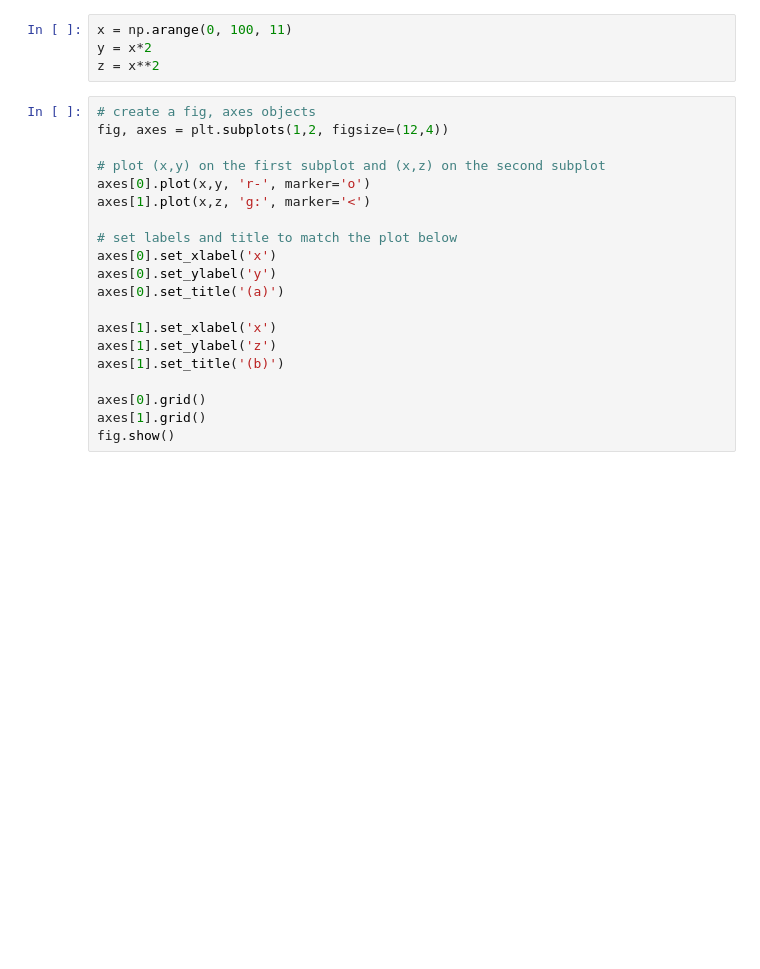
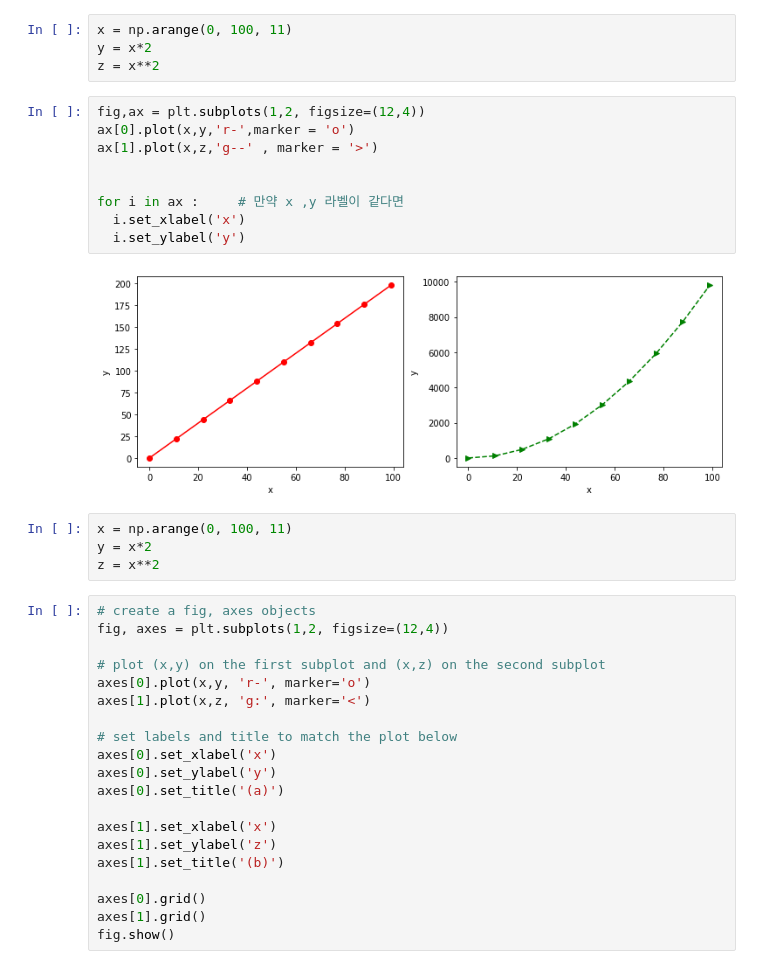
Before and after one commit to 2016112546/4-1_-, a Jupyter notebook: 9주차_matplotlib/DSC4001_Exercise_09.ipynb, the cells around one changed output. Drawn from its saved outputs; the diff is of its cells as text; blank space fills up the shorter version.

```diff
--- a/9주차_matplotlib/DSC4001_Exercise_09.ipynb
+++ b/9주차_matplotlib/DSC4001_Exercise_09.ipynb
@@ -395,6 +411,21 @@ plt.show()
 x = np.arange(0, 100, 11)
 y = x*2
 z = x**2
+# %%
+fig,ax = plt.subplots(1,2, figsize=(12,4))
+ax[0].plot(x,y,'r-',marker = 'o')
+ax[1].plot(x,z,'g--' , marker = '>')
+
+
+for i in ax :     # 만약 x ,y 라벨이 같다면
+  i.set_xlabel('x')
+  i.set_ylabel('y')
+# %% [output]
+[figure, added]
+# %%
+x = np.arange(0, 100, 11)
+y = x*2
+z = x**2
 # %%
 # create a fig, axes objects
 fig, axes = plt.subplots(1,2, figsize=(12,4))
```
Also changed, not shown: parts of 14 cells of this notebook, 1 other file.
